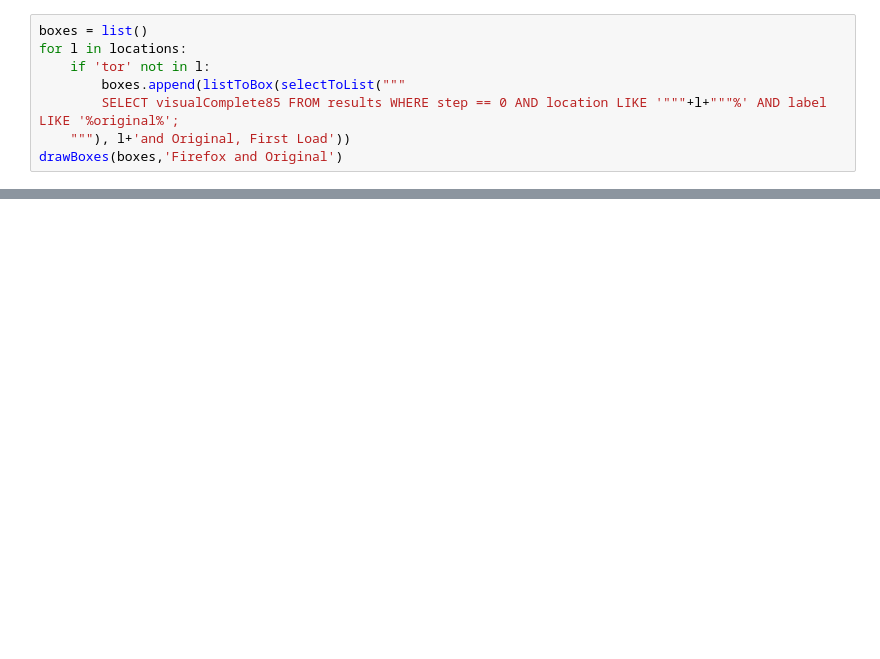
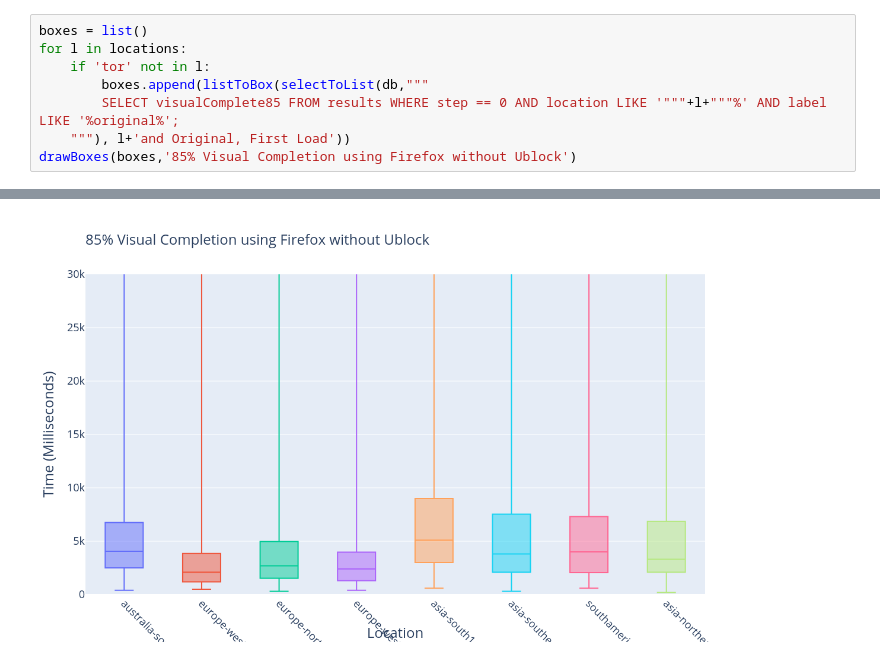
Before and after one commit to tor-metre/tooling, a Jupyter notebook: analysis/Location Variance Analysis.ipynb, the cells around one changed output, grey strips where cells are left out. Cells and saved outputs as stored; diff of their text form; blank space fills up the shorter version.

```diff
--- a/analysis/Location Variance Analysis.ipynb
+++ b/analysis/Location Variance Analysis.ipynb
@@ -93,8 +39,8 @@ drawBoxes(boxes,'Tor and Original')
 boxes = list()
 for l in locations:
     if 'tor' not in l:
-        boxes.append(listToBox(selectToList("""
+        boxes.append(listToBox(selectToList(db,"""
         SELECT visualComplete85 FROM results WHERE step == 0 AND location LIKE '"""+l+"""%' AND label LIKE '%original%';
     """), l+'and Original, First Load'))
-drawBoxes(boxes,'Firefox and Original')
+drawBoxes(boxes,'85% Visual Completion using Firefox without Ublock')
 # %% [output]
@@ -101,0 +47 @@ drawBoxes(boxes,'Firefox and Original')
+[figure, added]
```
Also changed, not shown: parts of 7 cells of this notebook.
